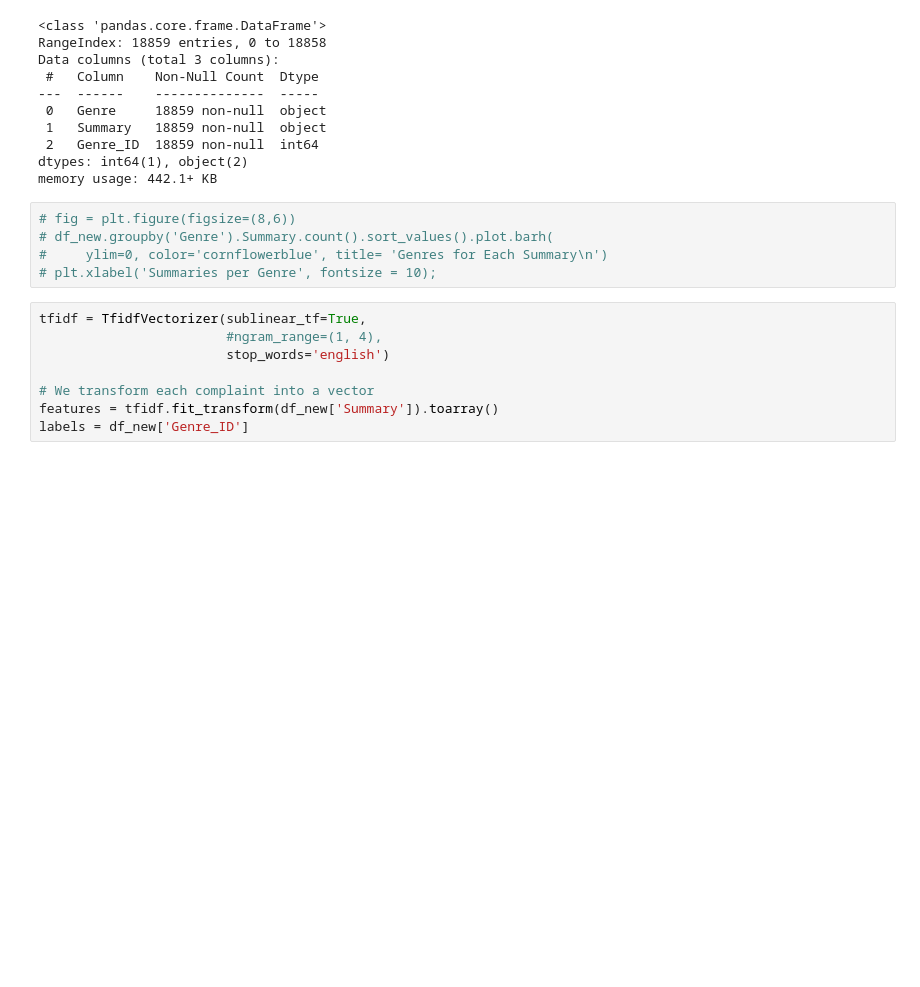
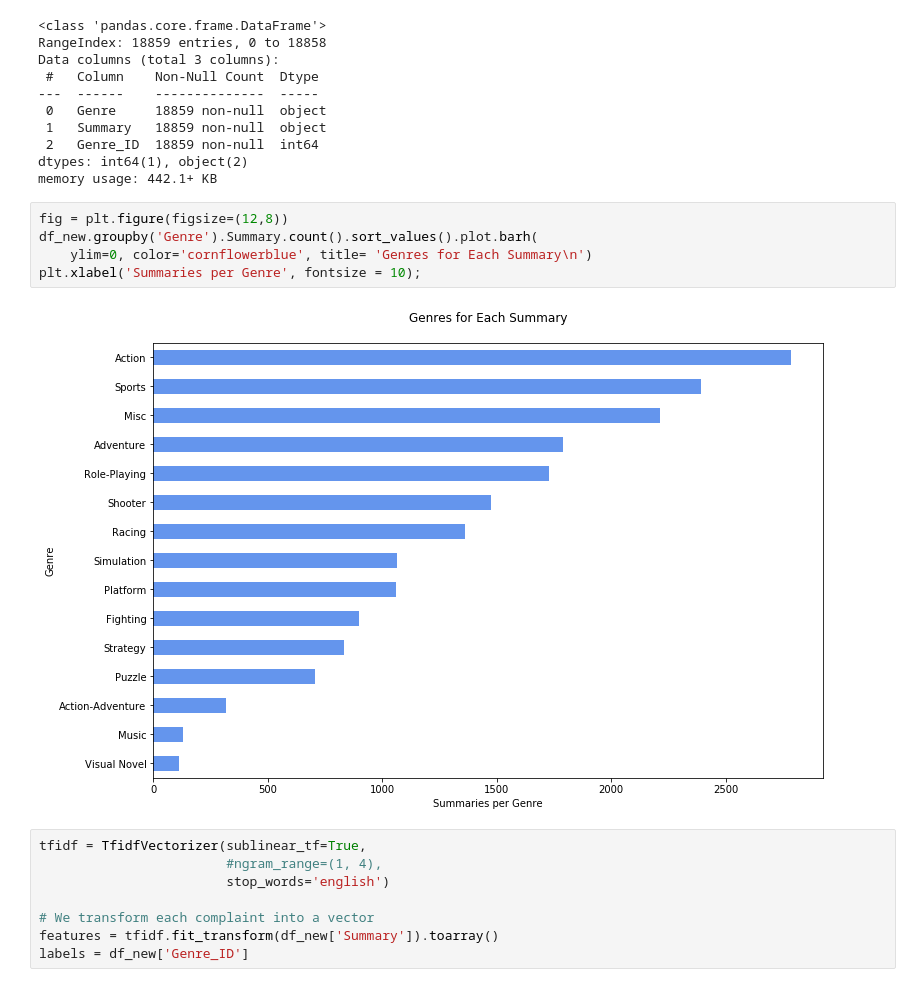
Before and after one commit to nrdmraju/Games-for-days, a Jupyter notebook: jupyter-lab/preprocessing_TFIDF.ipynb, the cells around one changed output. Drawn from its saved outputs; the diff is of its cells as text; blank space fills up the shorter version.

```diff
--- a/jupyter-lab/preprocessing_TFIDF.ipynb
+++ b/jupyter-lab/preprocessing_TFIDF.ipynb
@@ -125,10 +125,12 @@ Data columns (total 3 columns):
 dtypes: int64(1), object(2)
 memory usage: 442.1+ KB
 # %%
-# fig = plt.figure(figsize=(8,6))
-# df_new.groupby('Genre').Summary.count().sort_values().plot.barh(
-#     ylim=0, color='cornflowerblue', title= 'Genres for Each Summary\n')
-# plt.xlabel('Summaries per Genre', fontsize = 10);
+fig = plt.figure(figsize=(12,8))
+df_new.groupby('Genre').Summary.count().sort_values().plot.barh(
+    ylim=0, color='cornflowerblue', title= 'Genres for Each Summary\n')
+plt.xlabel('Summaries per Genre', fontsize = 10);
+# %% [output]
+[figure, added]
 # %%
 tfidf = TfidfVectorizer(sublinear_tf=True,
                         #ngram_range=(1, 4),
```
Also changed, not shown: parts of 20 cells of this notebook.
